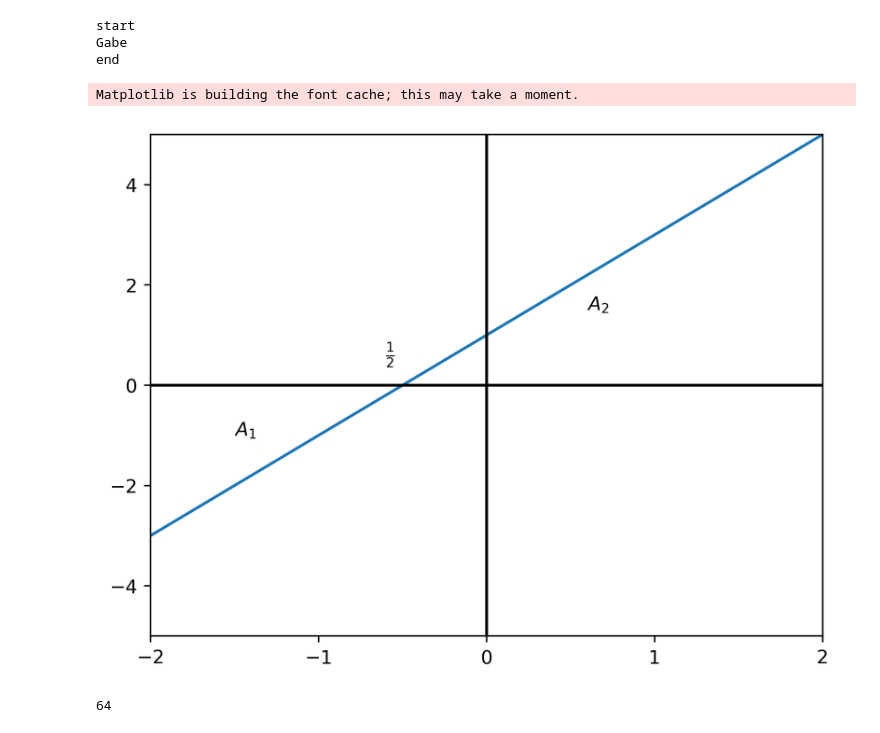
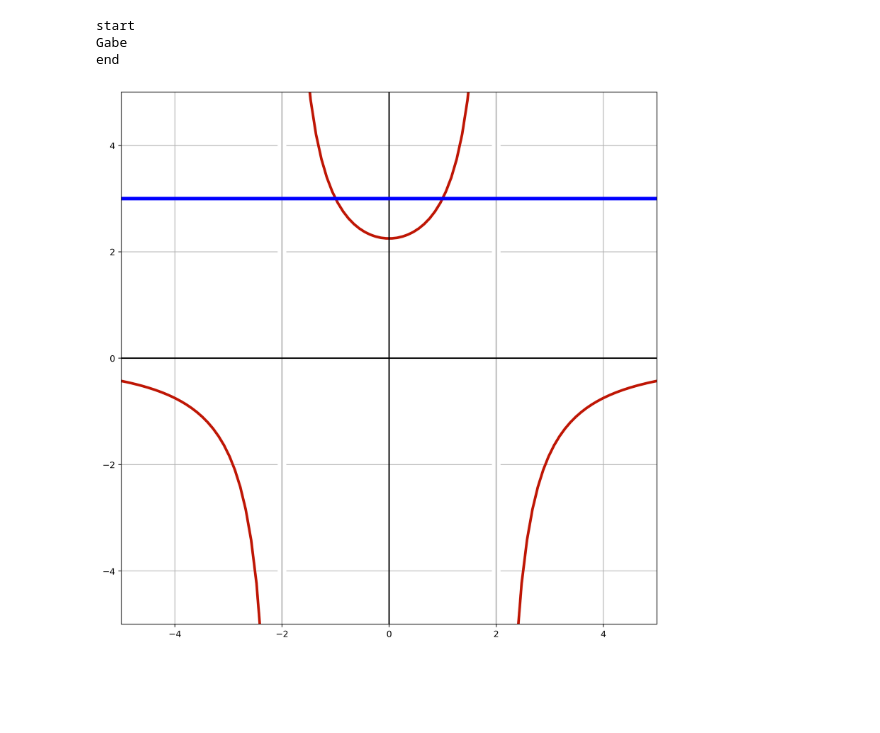
Before and after one commit to kevinnkansah/LearnDataScience, a Jupyter notebook: Python/Testing/Python_Notebook.ipynb, the cells around one changed output. Drawn from its saved outputs; the diff is of its cells as text; code cells hidden in the pictures; blank space fills up the shorter version.

```diff
--- a/Python/Testing/Python_Notebook.ipynb
+++ b/Python/Testing/Python_Notebook.ipynb
@@ -188,33 +188,30 @@ end
 # %%
 import matplotlib.pyplot as plt
 import numpy as np
 
-plt.figure(dpi=400)
 def f(x):
-  return 1+2*x
+  return 9/(4 - np.power(x, 2))
 
-x = np.linspace(-10, 10, 100)
+x = np.linspace(-5, 5, 100)
 
-plt.plot(x, f(x))
+plt.figure(figsize=(11, 11), dpi=400)
+plt.plot(x, f(x), color='#bf1704', linewidth=3)
+
+
+plt.axvline(-2, color='#ffffff', linewidth=10)
+plt.axvline( 2, color='#ffffff', linewidth=10)
+
+plt.axvline(-2, color='#bababa')
+plt.axvline( 2, color='#bababa')
 
 plt.axhline(0, color='k')
 plt.axvline(0, color='k')
 
-plt.xticks([i for i in range(-2, 3)])
-plt.annotate(r'$\frac{1}{2}$', xy=(-0.6, 0.5))
-plt.annotate(r'$A_2$', xy=(0.6, 1.5))
-plt.annotate(r'$A_1$', xy=(-1.5, -1))
+plt.axhline(3, color='b', linewidth=4)
 
-plt.xlim(-2, 2)
-plt.ylim(-5, 5)
-
+plt.xlim([-5, 5])
+plt.ylim([-5, 5])
+plt.grid()
 plt.show()
 # %% [output]
-Matplotlib is building the font cache; this may take a moment.
-[figure, old version]
+[figure, new version]
-# %%
-a = 8
-b = 8
-a*b
-# %% [output]
-64
```
Also changed, not shown: parts of 1 cell of this notebook, 2 other files.
